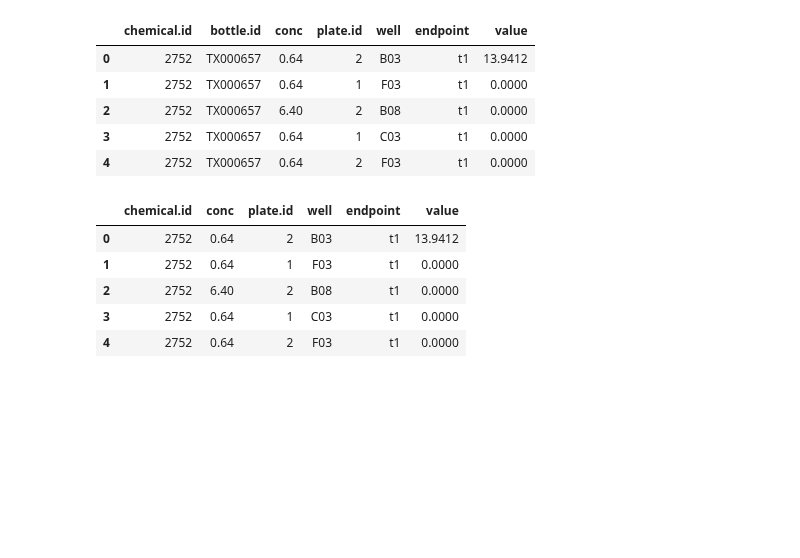
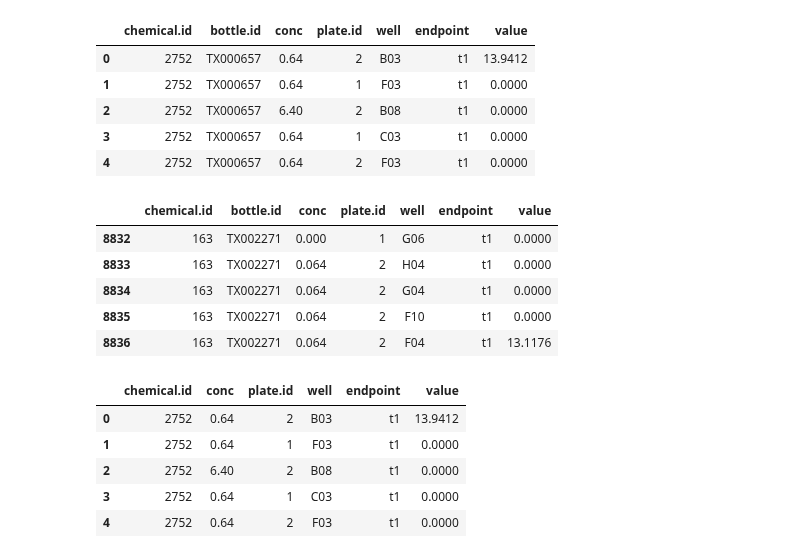
Before and after one commit to PNNL-CompBio/srpAnalytics, a Jupyter notebook: analysis/latest/1_preprocessing/phase_I_II/before_Lisa_cleanup/behavior/tall2wide_bevavior_phase_I_II.ipynb, the cells around one changed output. Saved outputs shown, nothing was run; the diff lists cells and outputs as text; code cells hidden in the pictures; blank space fills up the shorter version.

```diff
--- a/analysis/latest/1_preprocessing/phase_I_II/before_Lisa_cleanup/behavior/tall2wide_bevavior_phase_I_II.ipynb
+++ b/analysis/latest/1_preprocessing/phase_I_II/before_Lisa_cleanup/behavior/tall2wide_bevavior_phase_I_II.ipynb
@@ -194,6 +205,17 @@ behav_all_data.head()
 | 2 | 2752 | TX000657 | 6.40 | 2 | B08 | t1 | 0.0000 |
 | 3 | 2752 | TX000657 | 0.64 | 1 | C03 | t1 | 0.0000 |
 | 4 | 2752 | TX000657 | 0.64 | 2 | F03 | t1 | 0.0000 |
+# %%
+new_behav_all_data = behav_all_data.loc[behav_all_data['bottle.id'] == "TX002271",['chemical.id', 'bottle.id', 'conc', 'plate.id', 'well', 'endpoint', 'value']]
+# %%
+new_behav_all_data.head()
+# %% [output]
+|  | chemical.id | bottle.id | conc | plate.id | well | endpoint | value |
+| 8832 | 163 | TX002271 | 0.000 | 1 | G06 | t1 | 0.0000 |
+| 8833 | 163 | TX002271 | 0.064 | 2 | H04 | t1 | 0.0000 |
+| 8834 | 163 | TX002271 | 0.064 | 2 | G04 | t1 | 0.0000 |
+| 8835 | 163 | TX002271 | 0.064 | 2 | F10 | t1 | 0.0000 |
+| 8836 | 163 | TX002271 | 0.064 | 2 | F04 | t1 | 13.1176 |
 # %%
 # Keep only relevant columns
 columns_to_keep = ['chemical.id', 'conc', 'plate.id', 'well', 'endpoint', 'value']
```
Also changed, not shown: parts of 2 cells of this notebook, 9 other files.
